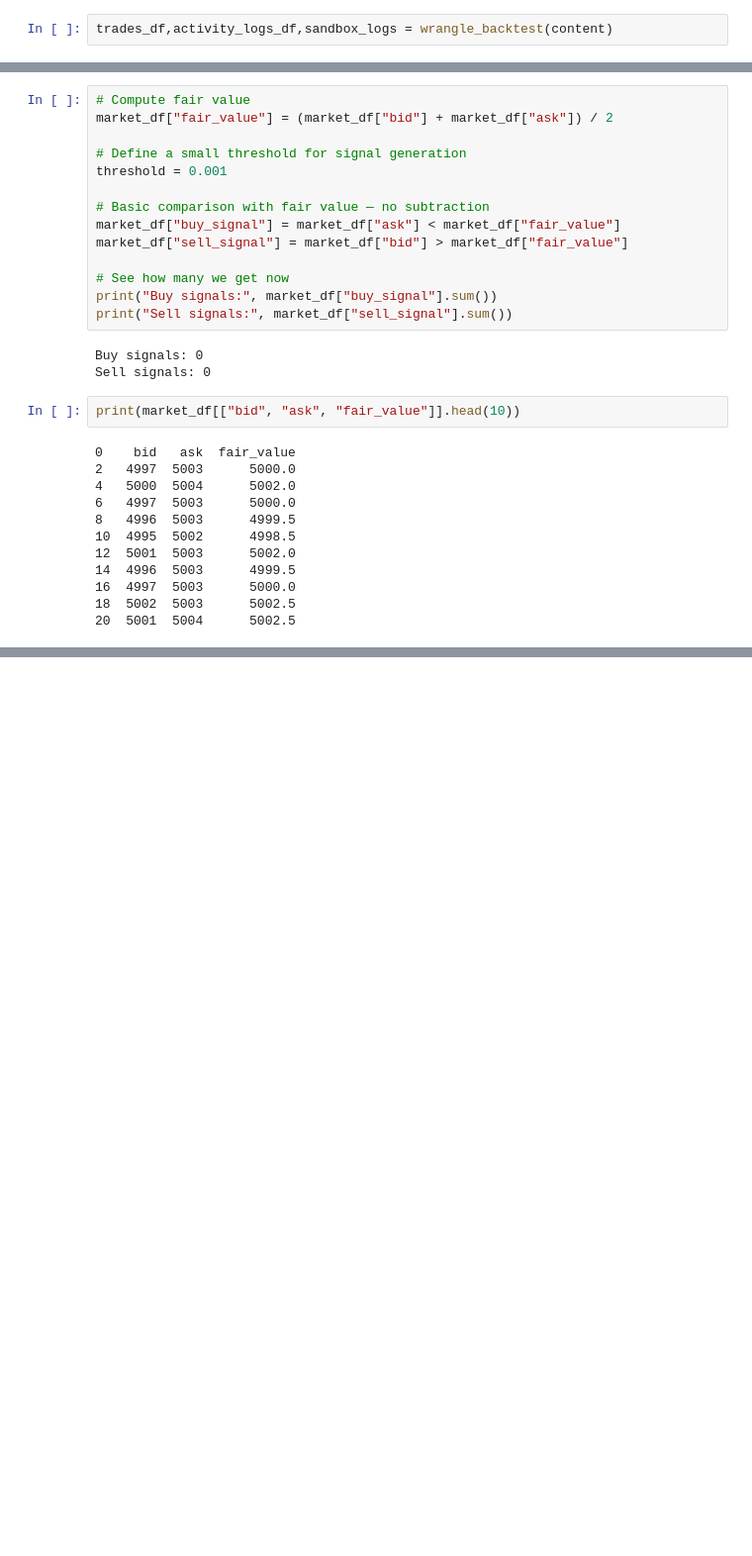
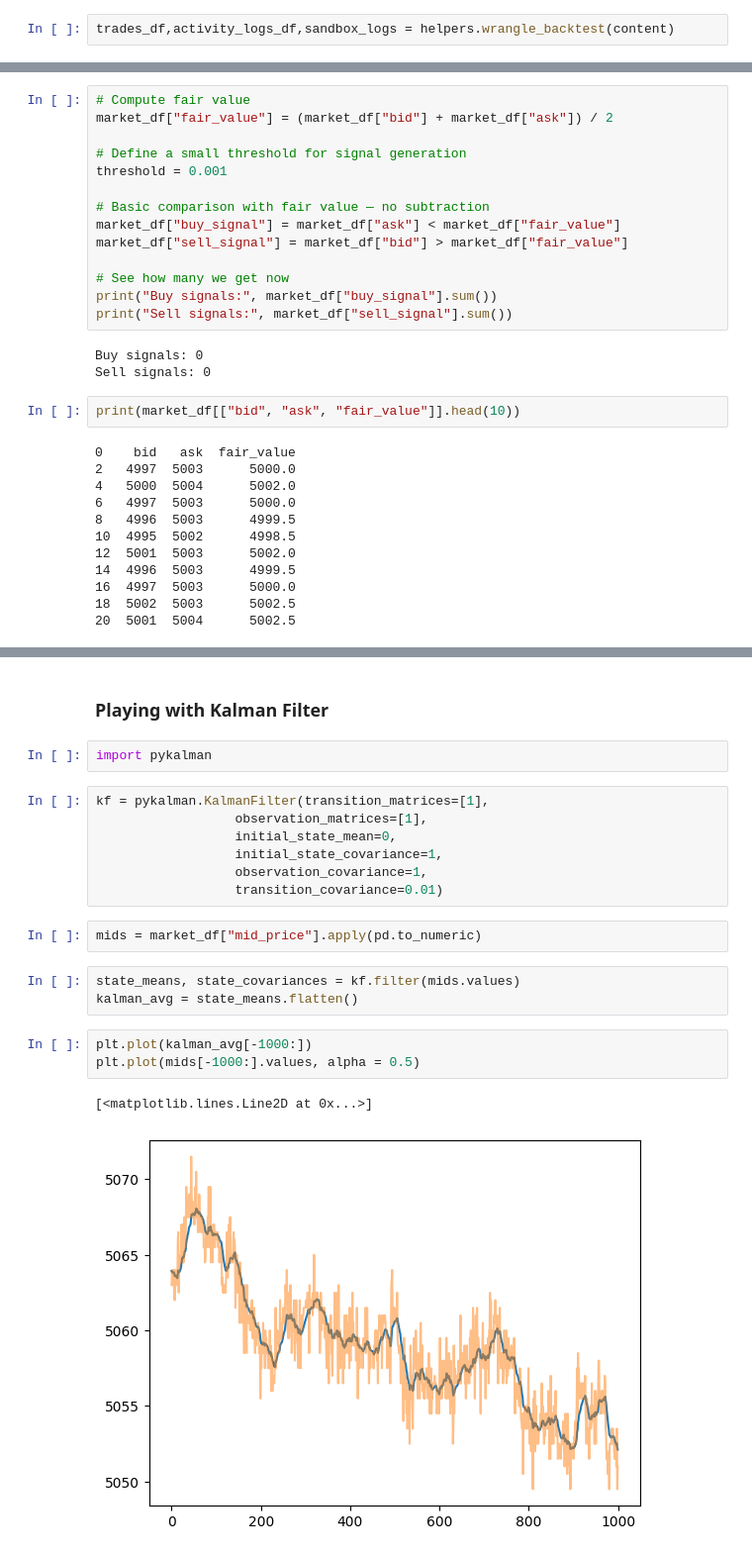
Before and after one commit to antek0308/IMC_strategy_prep, a Jupyter notebook: Round_1.ipynb, the cells around one changed output, grey strips where cells are left out. Shown at 99% size. Saved outputs shown, nothing was run; the diff lists cells and outputs as text; blank space fills up the shorter version.

```diff
--- a/Round_1.ipynb
+++ b/Round_1.ipynb
@@ -45,5 +22,5 @@ def wrangle_backtest(log_lines):
 # %%
-trades_df,activity_logs_df,sandbox_logs = wrangle_backtest(content)
+trades_df,activity_logs_df,sandbox_logs = helpers.wrangle_backtest(content)
 # %%
 trades_df = trades_df[trades_df["symbol"] == "STARFRUIT"]
 # %%
@@ -167,0 +111,22 @@ Although the strategy is straightforward, it allowed us to understand how market
+# %% [markdown]
+### Playing with Kalman Filter
+# %%
+import pykalman
+# %%
+kf = pykalman.KalmanFilter(transition_matrices=[1],
+                  observation_matrices=[1],
+                  initial_state_mean=0,
+                  initial_state_covariance=1,
+                  observation_covariance=1,
+                  transition_covariance=0.01)
+# %%
+mids = market_df["mid_price"].apply(pd.to_numeric)
+# %%
+state_means, state_covariances = kf.filter(mids.values)
+kalman_avg = state_means.flatten()
+# %%
+plt.plot(kalman_avg[-1000:])
+plt.plot(mids[-1000:].values, alpha = 0.5)
+# %% [output]
+[<matplotlib.lines.Line2D at 0x...>]
+[figure, added]
```
Also changed, not shown: parts of 20 cells of this notebook.
